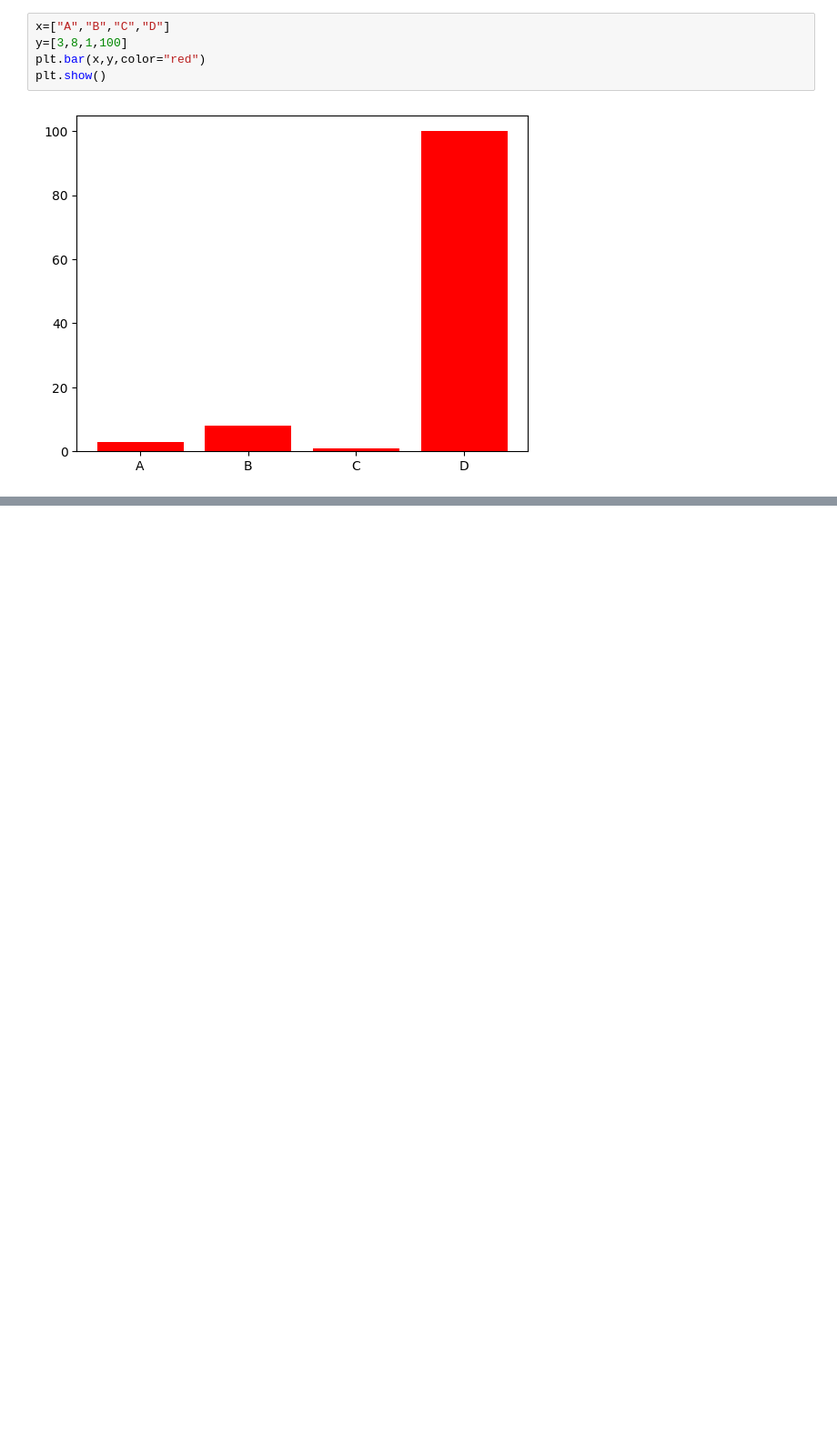
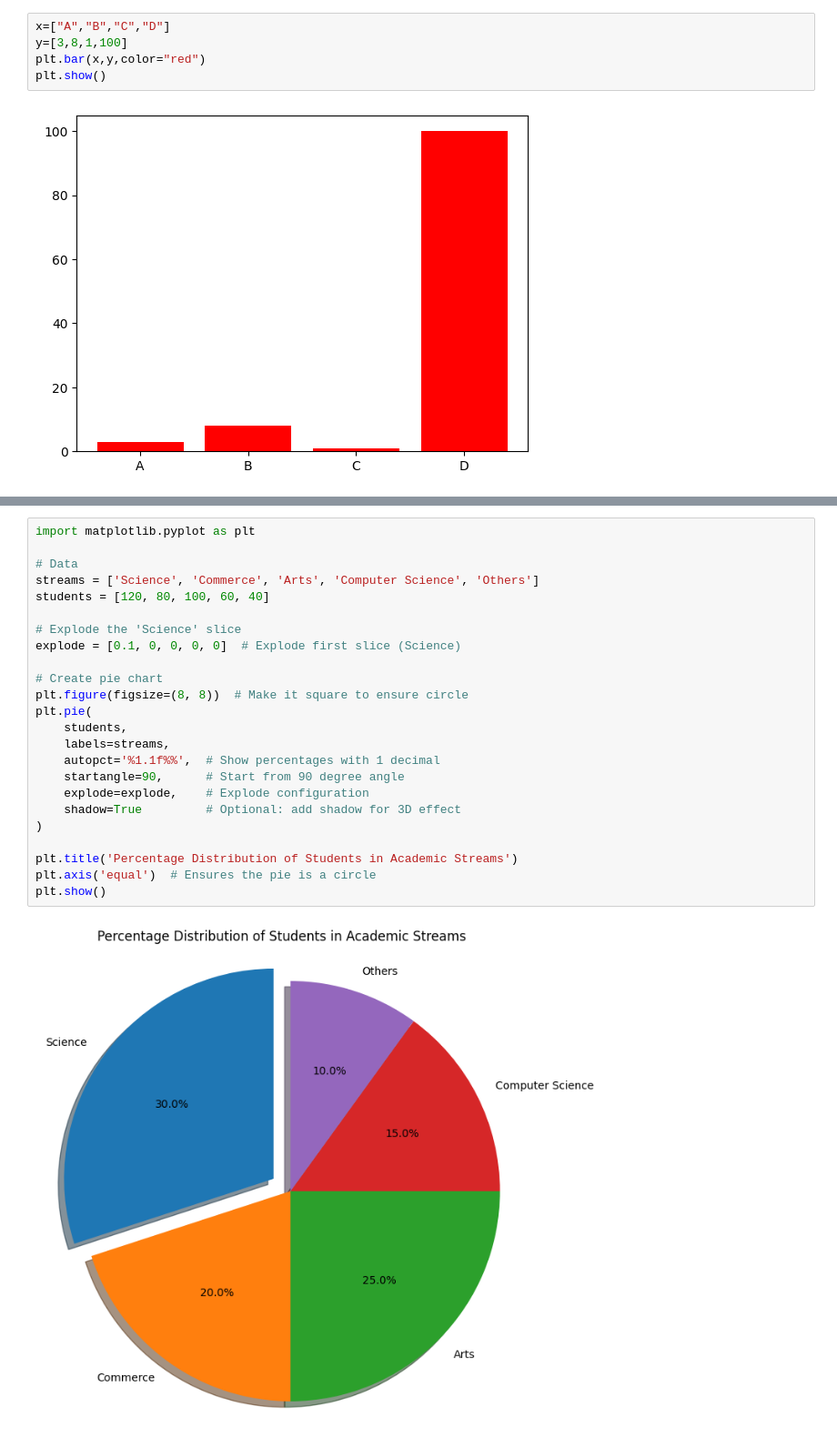
Before and after one commit to KISMAT1234/python, a Jupyter notebook: matplotlib/index.ipynb, the cells around one changed output, grey strips where cells are left out. Shown at 91% size. Saved outputs shown, nothing was run; the diff lists cells and outputs as text; blank space fills up the shorter version.

```diff
--- a/matplotlib/index.ipynb
+++ b/matplotlib/index.ipynb
@@ -24,0 +94,26 @@ plt.show()
+# %%
+import matplotlib.pyplot as plt
+
+# Data
+streams = ['Science', 'Commerce', 'Arts', 'Computer Science', 'Others']
+students = [120, 80, 100, 60, 40]
+
+# Explode the 'Science' slice
+explode = [0.1, 0, 0, 0, 0]  # Explode first slice (Science)
+
+# Create pie chart
+plt.figure(figsize=(8, 8))  # Make it square to ensure circle
+plt.pie(
+    students,
+    labels=streams,
+    autopct='%1.1f%%',  # Show percentages with 1 decimal
+    startangle=90,      # Start from 90 degree angle
+    explode=explode,    # Explode configuration
+    shadow=True         # Optional: add shadow for 3D effect
+)
+
+plt.title('Percentage Distribution of Students in Academic Streams')
+plt.axis('equal')  # Ensures the pie is a circle
+plt.show()
+# %% [output]
+[figure, added]
```
Also changed, not shown: parts of 6 cells of this notebook.
